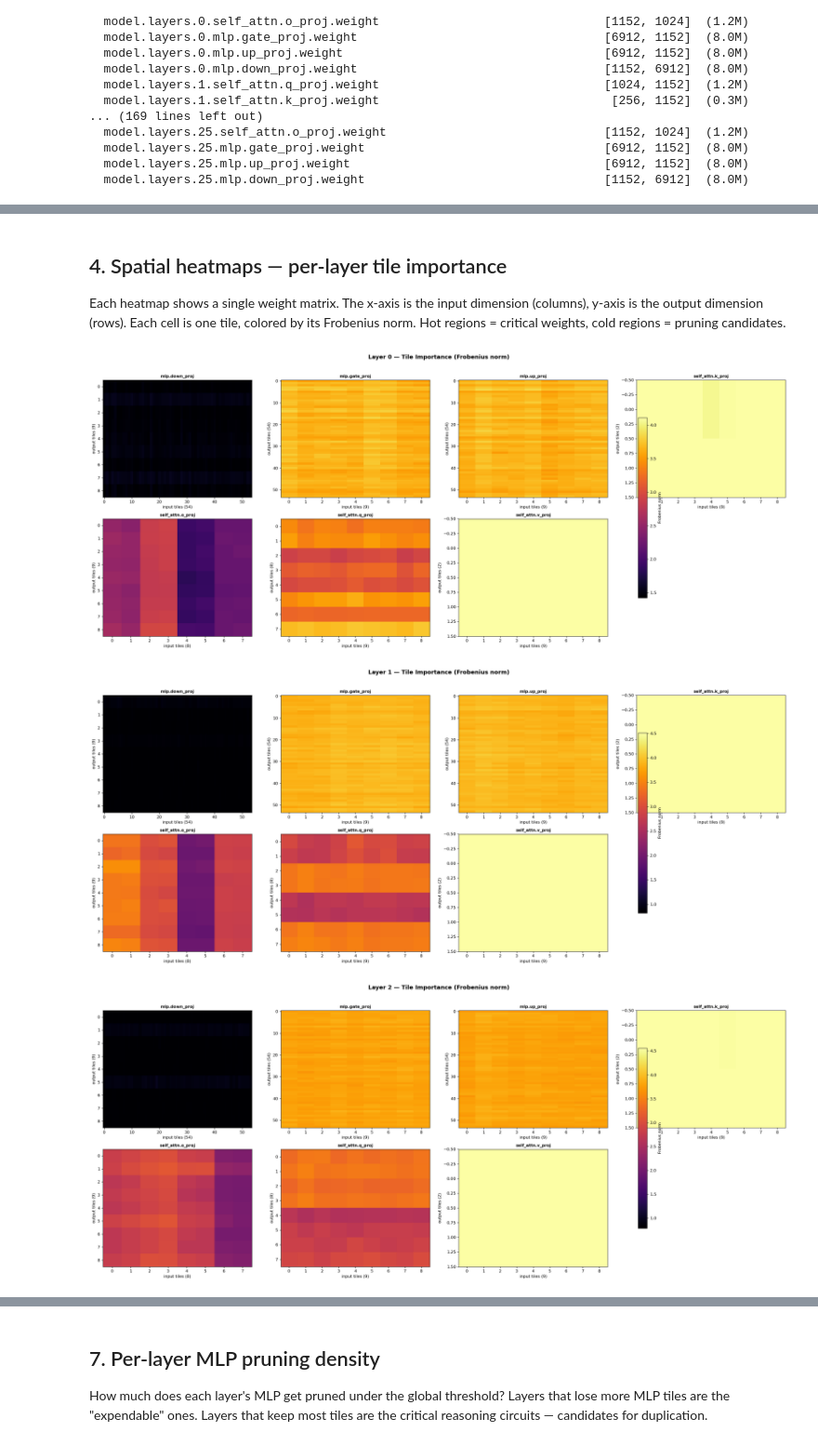
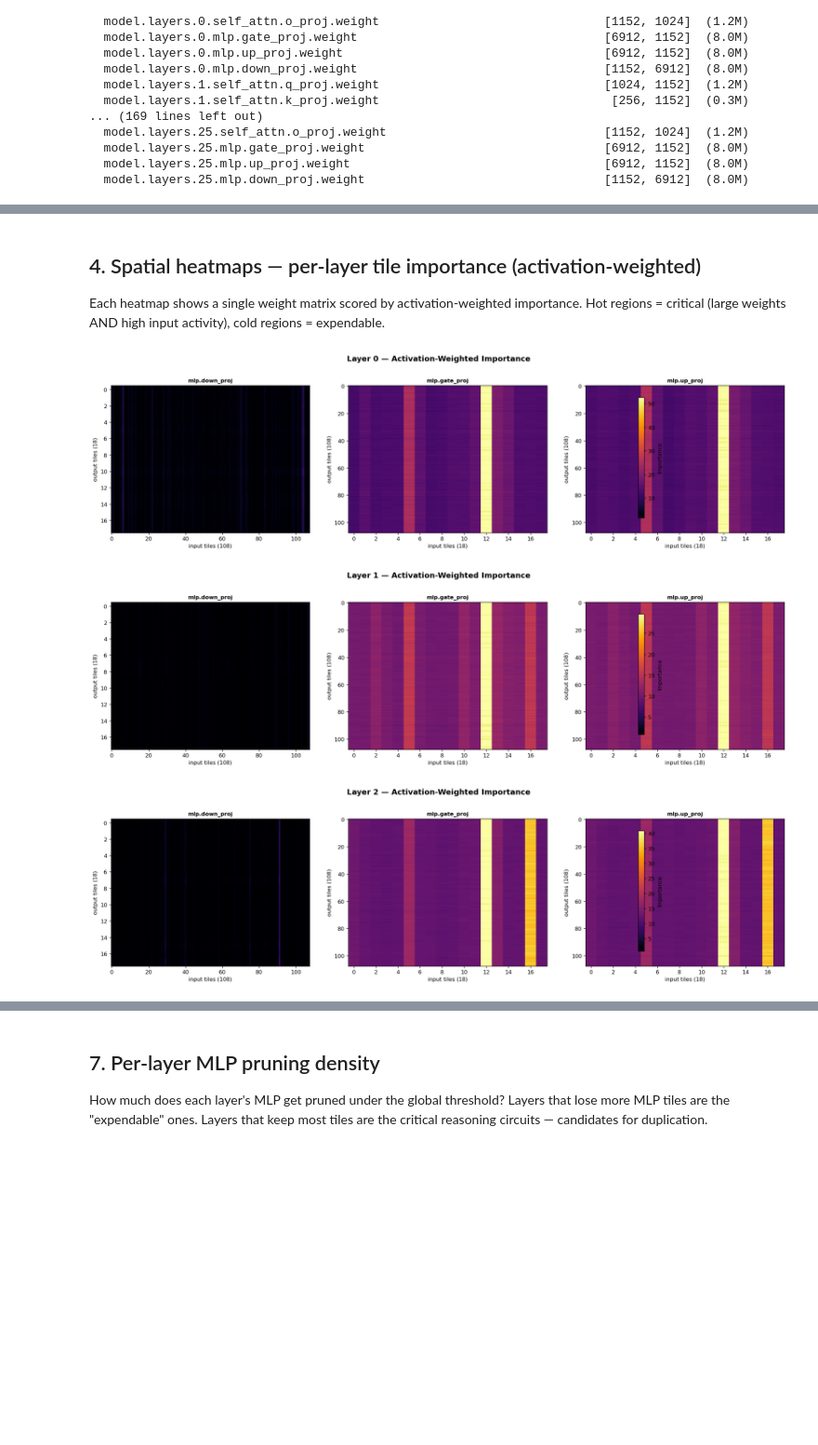
Before and after one commit to chris-redfield/brain-damage, a Jupyter notebook: visualize_importance.ipynb, the cells around one changed output, grey strips where cells are left out. Shown at 93% size. Saved outputs shown, nothing was run; the diff lists cells and outputs as text; code cells hidden in the pictures; blank space fills up the shorter version.

```diff
--- a/visualize_importance.ipynb
+++ b/visualize_importance.ipynb
@@ -193,50 +368,41 @@ Scored 182 weight matrices across 26 layers
 # %% [markdown]
-## 4. Spatial heatmaps — per-layer tile importance
+## 4. Spatial heatmaps — per-layer tile importance (activation-weighted)
 
-Each heatmap shows a single weight matrix. The x-axis is the input dimension (columns), y-axis is the output dimension (rows). Each cell is one tile, colored by its Frobenius norm. Hot regions = critical weights, cold regions = pruning candidates.
+Each heatmap shows a single weight matrix scored by activation-weighted importance. Hot regions = critical (large weights AND high input activity), cold regions = expendable.
 # %%
-def plot_layer_heatmaps(layer_idx: int, components: dict):
+def plot_layer_heatmaps(layer_idx: int, components: dict, title_suffix=""):
     """Plot spatial heatmaps for all weight matrices in a single layer, using a grid layout."""
     n = len(components)
     ncols = min(4, n)
     nrows = (n + ncols - 1) // ncols
 
     fig, axes = plt.subplots(nrows, ncols, figsize=(6 * ncols, 5 * nrows))
     axes = np.atleast_2d(axes)
     axes_flat = axes.ravel()
 
-    # Hide unused axes
     for ax in axes_flat[n:]:
         ax.set_visible(False)
 
-    # Shared color scale
     all_vals = np.concatenate([m.ravel() for m in components.values()])
     vmin, vmax = np.percentile(all_vals, [2, 98])
 
     for ax, (comp_name, imp_map) in zip(axes_flat, sorted(components.items())):
-        im = ax.imshow(
-            imp_map,
-            aspect="auto",
-            cmap="inferno",
-            vmin=vmin,
-            vmax=vmax,
-            interpolation="nearest",
-        )
+        im = ax.imshow(imp_map, aspect="auto", cmap="inferno", vmin=vmin, vmax=vmax, interpolation="nearest")
         ax.set_title(comp_name, fontsize=10, fontweight="bold")
         ax.set_xlabel(f"input tiles ({imp_map.shape[1]})")
         ax.set_ylabel(f"output tiles ({imp_map.shape[0]})")
 
-    fig.suptitle(f"Layer {layer_idx} — Tile Importance (Frobenius norm)", fontsize=14, fontweight="bold", y=1.02)
-    fig.colorbar(im, ax=axes_flat[:n].tolist(), shrink=0.8, label="Frobenius norm", pad=0.02)
+    fig.suptitle(f"Layer {layer_idx} — Activation-Weighted Importance{title_suffix}", fontsize=14, fontweight="bold", y=1.02)
+    fig.colorbar(im, ax=axes_flat[:n].tolist(), shrink=0.8, label="Importance", pad=0.02)
     plt.tight_layout()
     plt.show()
 
-# Show first 3 layers, a middle layer, and the last layer
+# Show sample layers using activation-weighted maps
 sample_layers = [0, 1, 2, n_layers // 2, n_layers - 1]
 for li in sample_layers:
-    if li in layer_components:
-        plot_layer_heatmaps(li, layer_components[li])
+    if li in layer_components_actw:
+        plot_layer_heatmaps(li, layer_components_actw[li])
 # %% [output]
-[figure, old version]
+[figure, new version]
-[figure, old version]
+[figure, new version]
-[figure, old version]
+[figure, new version]
```
Also changed, not shown: parts of 24 cells of this notebook, 15 other files.
